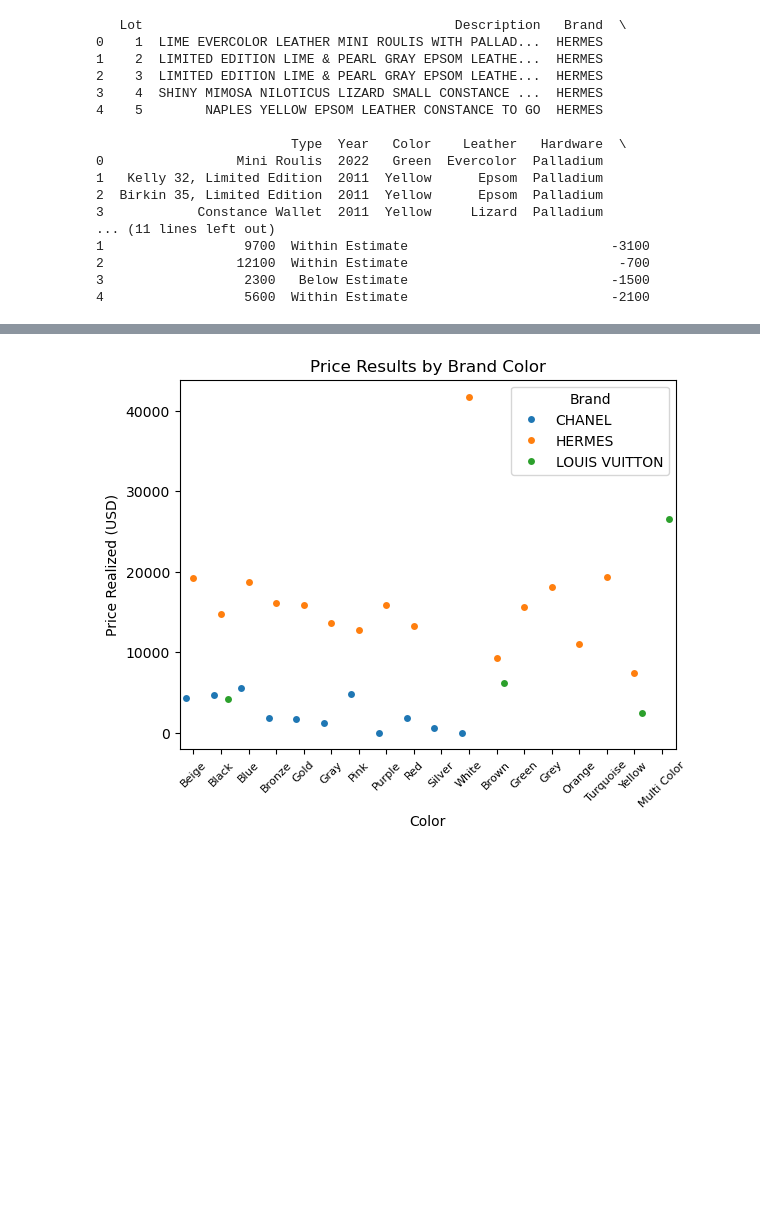
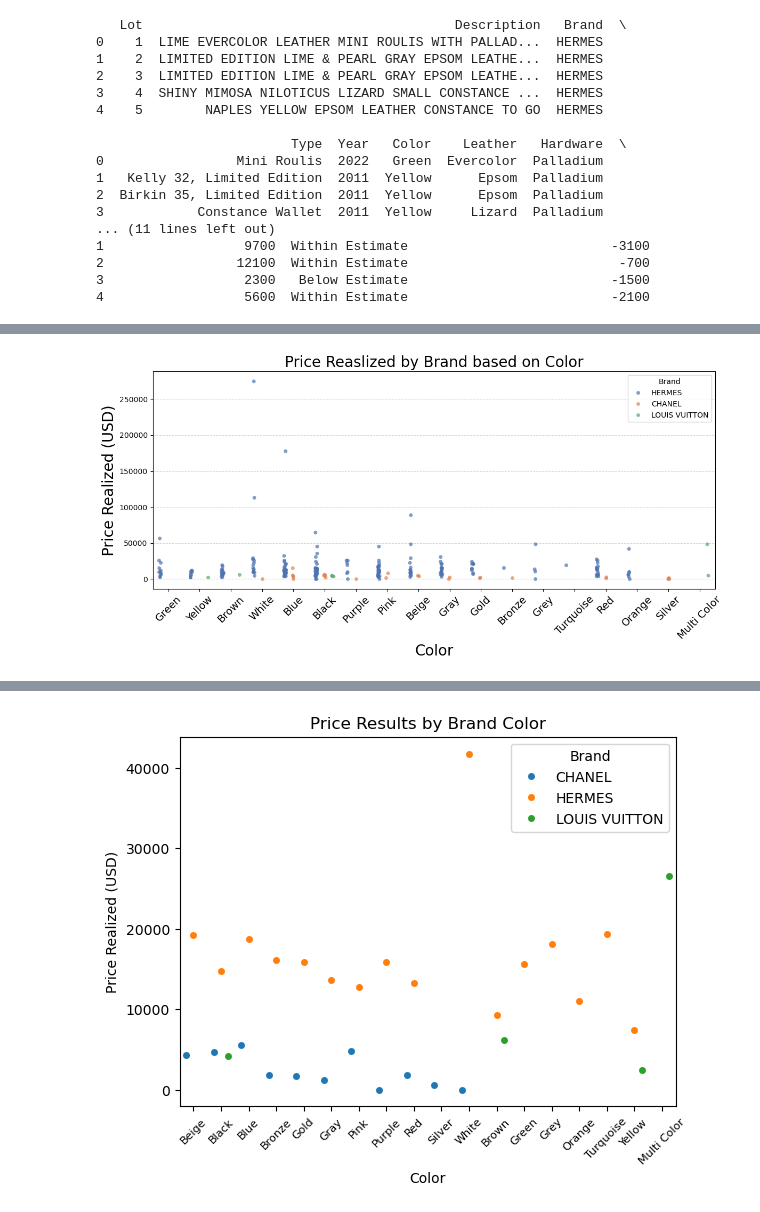
Before and after one commit to PatriciaDaher/Project3-Luxurybags, a Jupyter notebook: LuxuryBags.ipynb, the cells around one changed output, grey strips where cells are left out. Saved outputs shown, nothing was run; the diff lists cells and outputs as text; code cells hidden in the pictures; blank space fills up the shorter version.

```diff
--- a/LuxuryBags.ipynb
+++ b/LuxuryBags.ipynb
@@ -361,0 +322,8 @@ plt.show()
+# %%
+# Analyze price realized for each Brand based on Color
+# Query the required data (Brand, Color, Price Realized)
+query = """
+    SELECT Brand, Color, `Price Realized (USD)`
+    FROM Christies_HongKong_March25_Sale
+"""
+PriceByColor = pd.read_sql(query, conn)
@@ -361,0 +354,26 @@ plt.show()
+# %%
+# Generate the stripplot from the PriceByColorData
+plt.figure(figsize=(12, 6))  # Wider figure for better readability
+sns.stripplot(
+    data=PriceByColor,
+    x='Color',
+    y='Price Realized (USD)',
+    hue='Brand',
+    dodge=True,  # Prevents overlapping points
+    palette='deep',  # Better color distinction
+    alpha=0.7  # Slight transparency for overlapping points
+)
+
+# Format the plot
+# Add title and lables
+plt.title("Price Reaslized by Brand based on Color", fontsize=20)
+plt.xlabel("Color", fontsize= 20)
+plt.ylabel("Price Realized (USD)", fontsize=20)
+plt.xticks(rotation=45, fontsize=14)  # Rotate x-axis labels
+plt.grid(axis='y', linestyle='--', alpha=0.5)  # Add faint gridlines for reference
+plt.tight_layout()  # Prevent label cutoff
+
+# Display the chart
+plt.show()
+# %% [output]
+[figure, added]
```
Also changed, not shown: parts of 30 cells of this notebook, 4 other files.
